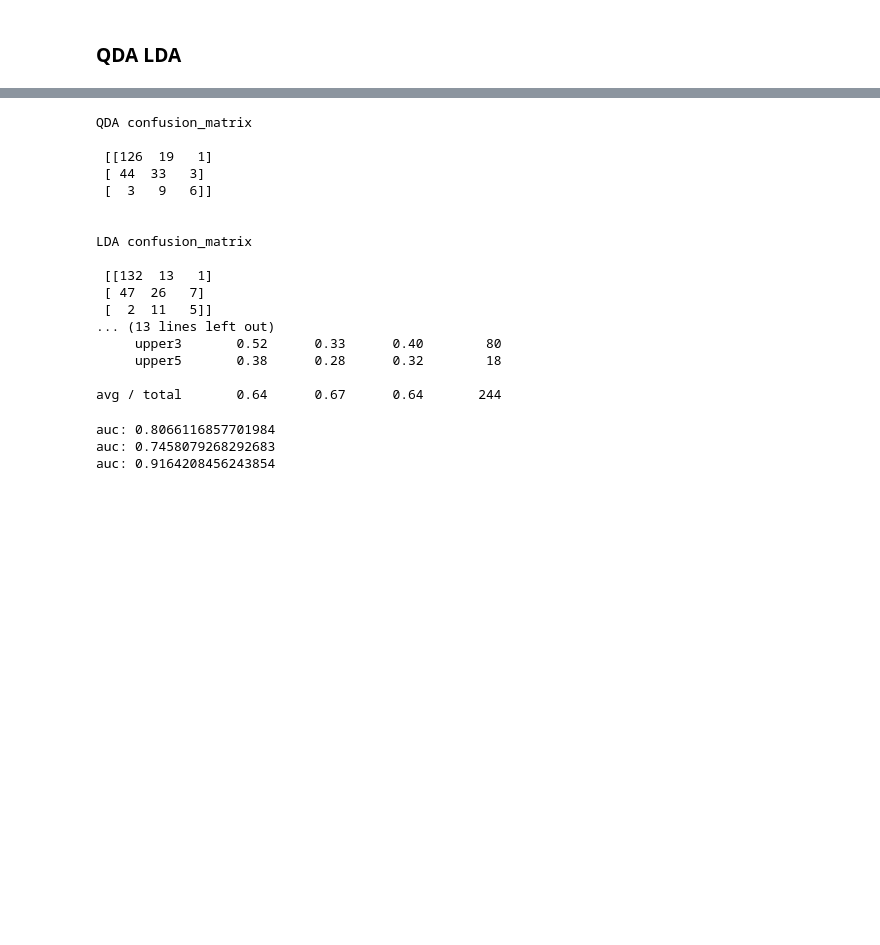
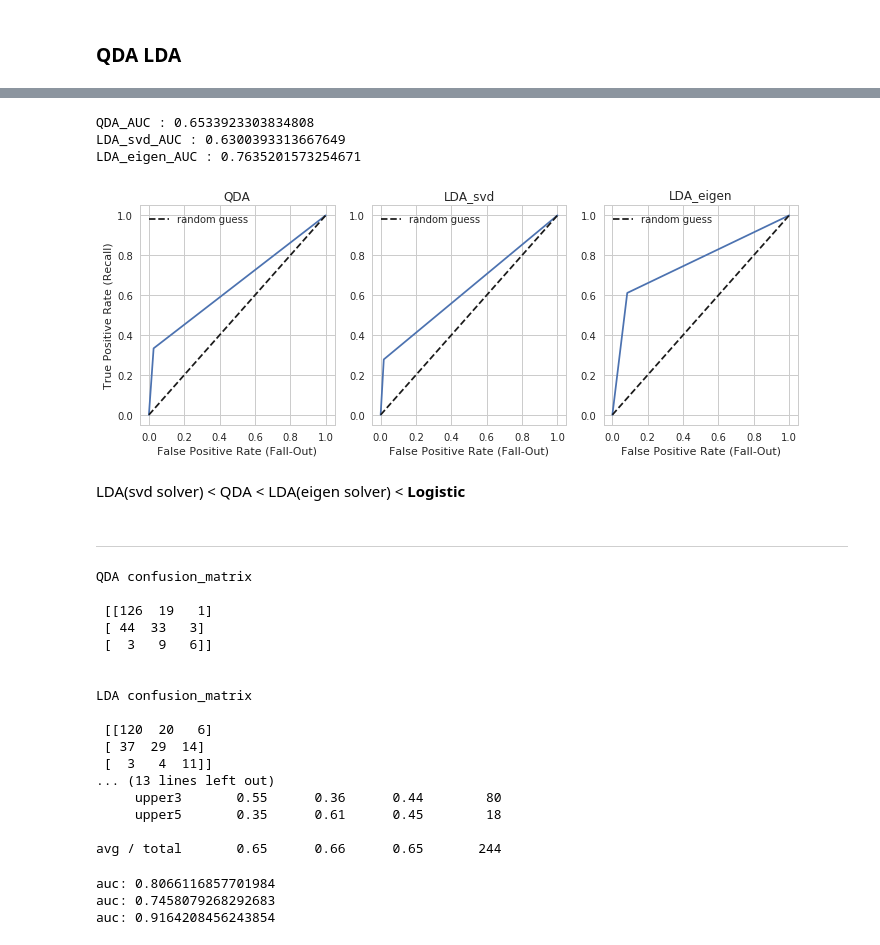
Before and after one commit to Moons08/personal-project-archive, a Jupyter notebook: 180209_seaborn_tips/Tips_classification.ipynb, the cells around one changed output, grey strips where cells are left out. Saved outputs shown, nothing was run; the diff lists cells and outputs as text; code cells hidden in the pictures; blank space fills up the shorter version.

```diff
--- a/180209_seaborn_tips/Tips_classification.ipynb
+++ b/180209_seaborn_tips/Tips_classification.ipynb
@@ -260,0 +207,20 @@ plt.show()
+# %%
+from sklearn.discriminant_analysis import *
+qda= QuadraticDiscriminantAnalysis().fit(X, y)
+lda = LinearDiscriminantAnalysis(n_components=3, solver="svd").fit(X, y)
+lda_eigen = LinearDiscriminantAnalysis(n_components=3, solver="eigen", shrinkage='auto').fit(X, y)
+y_pred1 = qda.predict(X)
+y_pred2 = lda.predict(X)
+y_pred3 = lda_eigen.predict(X)
+target_names = ['others','upper5']
+
+print("QDA \naccuracy score", accuracy_score(y1, y_pred1),)
+print("recall score", recall_score(y1, y_pred1))
+
+print("\nLDA_svd \naccuracy score", accuracy_score(y1, y_pred2),)
+print("recall score", recall_score(y1, y_pred2), "\n")
+
+print("\nLDA_eigen \naccuracy score", accuracy_score(y1, y_pred3),)
+print("recall score", recall_score(y1, y_pred3), "\n")
+print("confusion_matrix \n\n",confusion_matrix(y, y_pred3),"\n")
+print(classification_report(y, y_pred2, target_names=target_names))
@@ -261,2 +245,45 @@ plt.show()
+# %%
+fpr5, tpr5, thresholds5 = roc_curve(y, y_pred1)
+
+plt.figure(figsize=(10, 4))
+
+plt.subplot(1,3,1)
+plt.plot(fpr5, tpr5)
+plt.plot([0, 1], [0, 1], 'k--', label="random guess")
+plt.legend()
+plt.xlabel('False Positive Rate (Fall-Out)')
+plt.ylabel('True Positive Rate (Recall)')
+plt.title('QDA')
+print ("QDA_AUC :",auc(fpr5, tpr5))
+
+fpr5, tpr5, thresholds5 = roc_curve(y, y_pred2)
+plt.subplot(1,3,2)
+plt.plot(fpr5, tpr5)
+plt.plot([0, 1], [0, 1], 'k--', label="random guess")
+plt.legend()
+plt.xlabel('False Positive Rate (Fall-Out)')
+plt.title('LDA_svd')
+print ("LDA_svd_AUC :",auc(fpr5, tpr5))
+
+fpr5, tpr5, thresholds5 = roc_curve(y, y_pred3)
+plt.subplot(1,3,3)
+plt.plot(fpr5, tpr5)
+plt.plot([0, 1], [0, 1], 'k--', label="random guess")
+plt.legend()
+plt.xlabel('False Positive Rate (Fall-Out)')
+plt.title('LDA_eigen')
+print ("LDA_eigen_AUC :",auc(fpr5, tpr5))
+
+plt.tight_layout()
+plt.show()
+# %% [output]
+QDA_AUC : 0.6533923303834808
+LDA_svd_AUC : 0.6300393313667649
+LDA_eigen_AUC : 0.7635201573254671
+[figure, added]
+# %% [markdown]
+LDA(svd solver) < QDA < LDA(eigen solver) < **Logistic**
+# %% [markdown]
+---
 # %%
 from sklearn.preprocessing import LabelBinarizer
@@ -266,7 +293,7 @@ y1 = lb.fit_transform(tips['target'])
 # %%
 from sklearn.discriminant_analysis import *
 qda = QuadraticDiscriminantAnalysis().fit(X, y)
-lda = LinearDiscriminantAnalysis(n_components=3, solver="svd").fit(X, y)
+lda = LinearDiscriminantAnalysis(n_components=3, solver="eigen", shrinkage='auto').fit(X, y)
 
 y_pred = qda.predict(X)
 y_pred2 = lda.predict(X)
@@ -287,14 +314,14 @@ QDA confusion_matrix
 
 LDA confusion_matrix
 
- [[132  13   1]
- [ 47  26   7]
- [  2  11   5]]
+ [[120  20   6]
+ [ 37  29  14]
+ [  3   4  11]]
 ... (13 lines left out)
-     upper3       0.52      0.33      0.40        80
-     upper5       0.38      0.28      0.32        18
+     upper3       0.55      0.36      0.44        80
+     upper5       0.35      0.61      0.45        18
 
-avg / total       0.64      0.67      0.64       244
+avg / total       0.65      0.66      0.65       244
 # %%
 from sklearn.multiclass import OneVsRestClassifier
 model1 = OneVsRestClassifier(QuadraticDiscriminantAnalysis()).fit(X, y)
```
Also changed, not shown: parts of 69 cells of this notebook, 1 other file.
